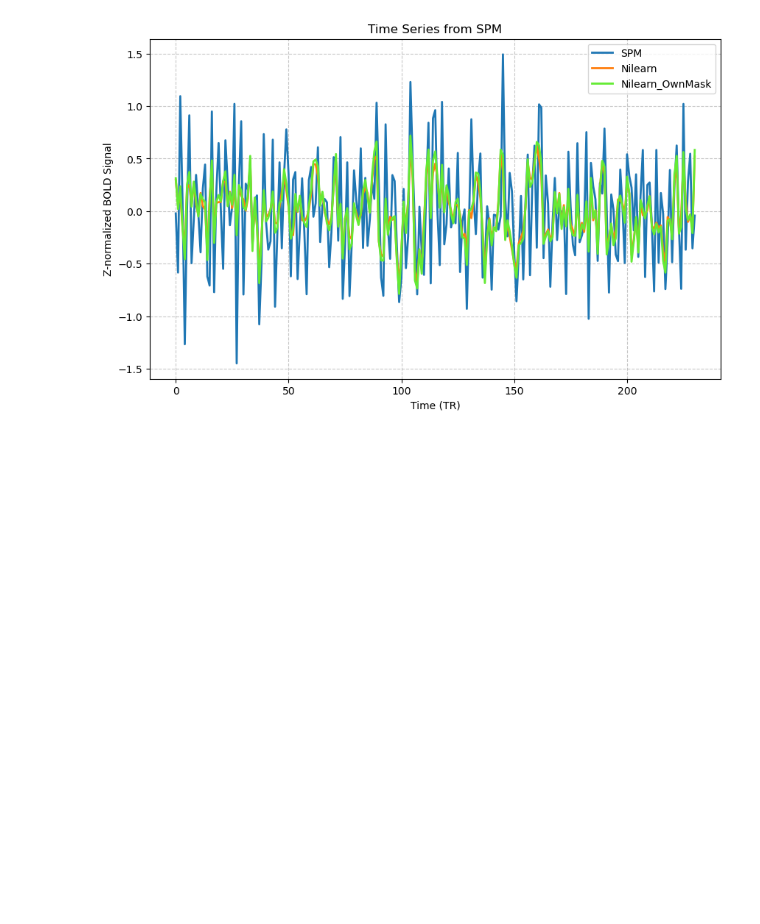
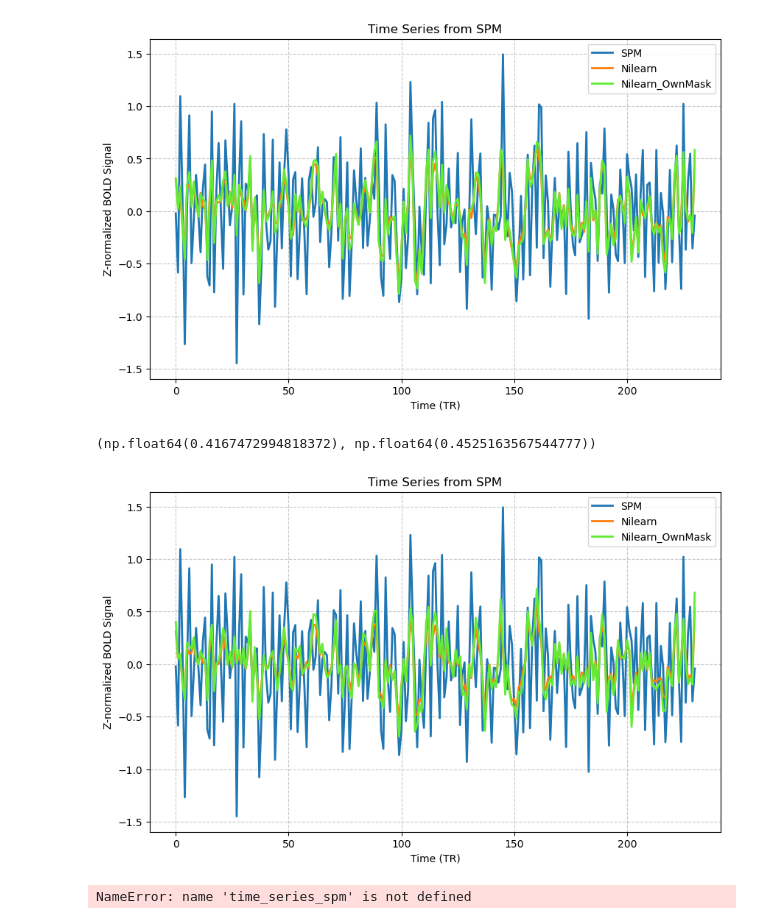
Before and after one commit to iknyazeva/TMFCpy, a Jupyter notebook: notebooks/VoiCompareSPM.ipynb, the cells around one changed output. Cells and saved outputs as stored; diff of their text form; code cells hidden in the pictures; blank space fills up the shorter version.

```diff
--- a/notebooks/VoiCompareSPM.ipynb
+++ b/notebooks/VoiCompareSPM.ipynb
@@ -155,3 +157,29 @@ plt.legend()
 plt.grid(True, linestyle='--', alpha=0.7)
 # %% [output]
 [figure]
+# %%
+VOI_SERIES_SPM = Path.cwd().parent/'data'/'external'/'01_Sub'/'VOIs'/f'VOI_{VOI_NAME}_1.mat'
+time_series_spm = sio.loadmat(str(VOI_SERIES_SPM))['Y'].squeeze()
+time_series_nilearn = _extract_single_mask_time_series(cleaned_img, voi_masked_spm, agg='mean')
+time_series_nilearn_own_mask = _extract_single_mask_time_series(cleaned_img, voi_masked_nilearn, agg='mean')
+#np.std(time_series_nilearn), np.std(time_series_spm), np.std(time_series_nilearn_own_mask)
+np.corrcoef(time_series_nilearn, time_series_spm)[0,1], np.corrcoef(time_series_nilearn_own_mask, time_series_spm)[0,1]
+# %% [output]
+(np.float64(0.4167472994818372), np.float64(0.4525163567544777))
+# %%
+plt.figure(figsize=(10, 6))
+plt.plot(time_series_spm, label='SPM', color='#1f77b4', linewidth=2)  # Blue
+plt.plot(time_series_nilearn, label='Nilearn', color='#ff7f0e', linewidth=2) # Orange
+plt.plot(time_series_nilearn_own_mask, label='Nilearn_OwnMask', color='#64eb34', linewidth=2)  # Orange
+
+plt.xlabel('Time (TR)')
+plt.ylabel('Z-normalized BOLD Signal')
+plt.title('Time Series from SPM')
+plt.legend()
+plt.grid(True, linestyle='--', alpha=0.7)
+# %% [output]
+[figure, added]
+# %%
+time_series_spm.shape
+# %% [output]
+NameError: name 'time_series_spm' is not defined
```
Also changed, not shown: parts of 3 cells of this notebook, 4 other files.
